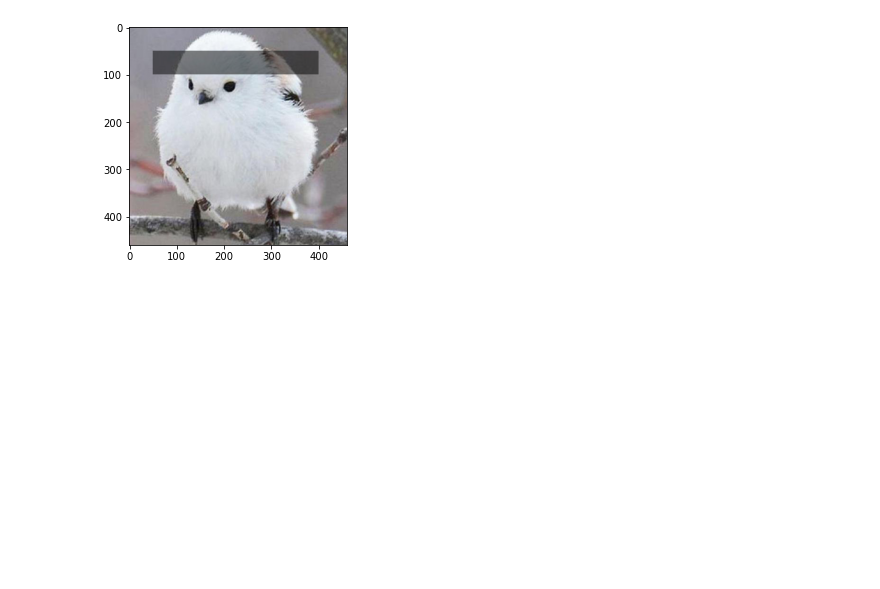
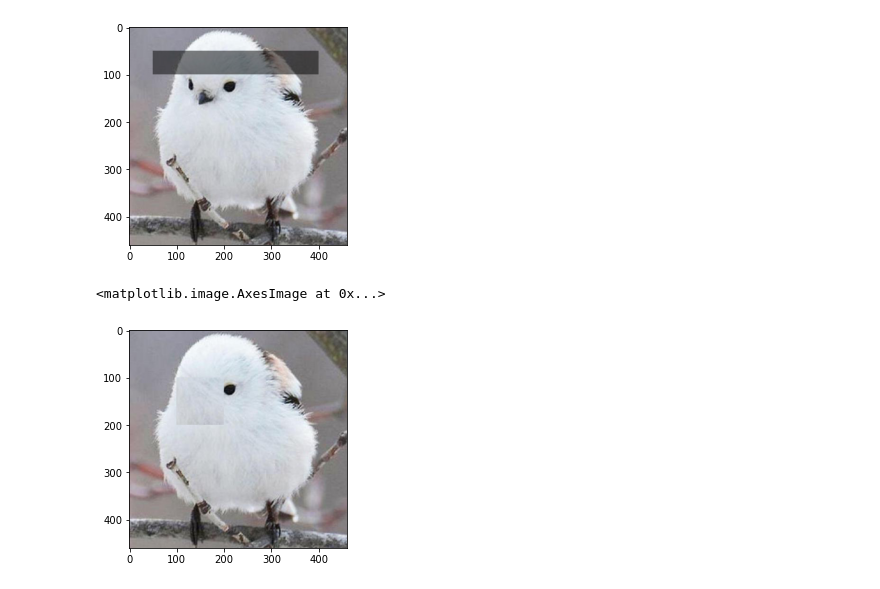
Before and after one commit to Heegu-han/AI, a Jupyter notebook: day_9/day_9.ipynb, the cells around one changed output. Saved outputs shown, nothing was run; the diff lists cells and outputs as text; code cells hidden in the pictures; blank space fills up the shorter version.

```diff
--- a/day_9/day_9.ipynb
+++ b/day_9/day_9.ipynb
@@ -101,3 +101,10 @@ plt.imshow(bird2)
 # %% [output]
 <matplotlib.image.AxesImage at 0x...>
 [figure]
+# %%
+bird2=bird.copy()
+bird2[100:200, 100:200] = bird2[200:300, 200:300]
+plt.imshow(bird2)
+# %% [output]
+<matplotlib.image.AxesImage at 0x...>
+[figure, added]
```
